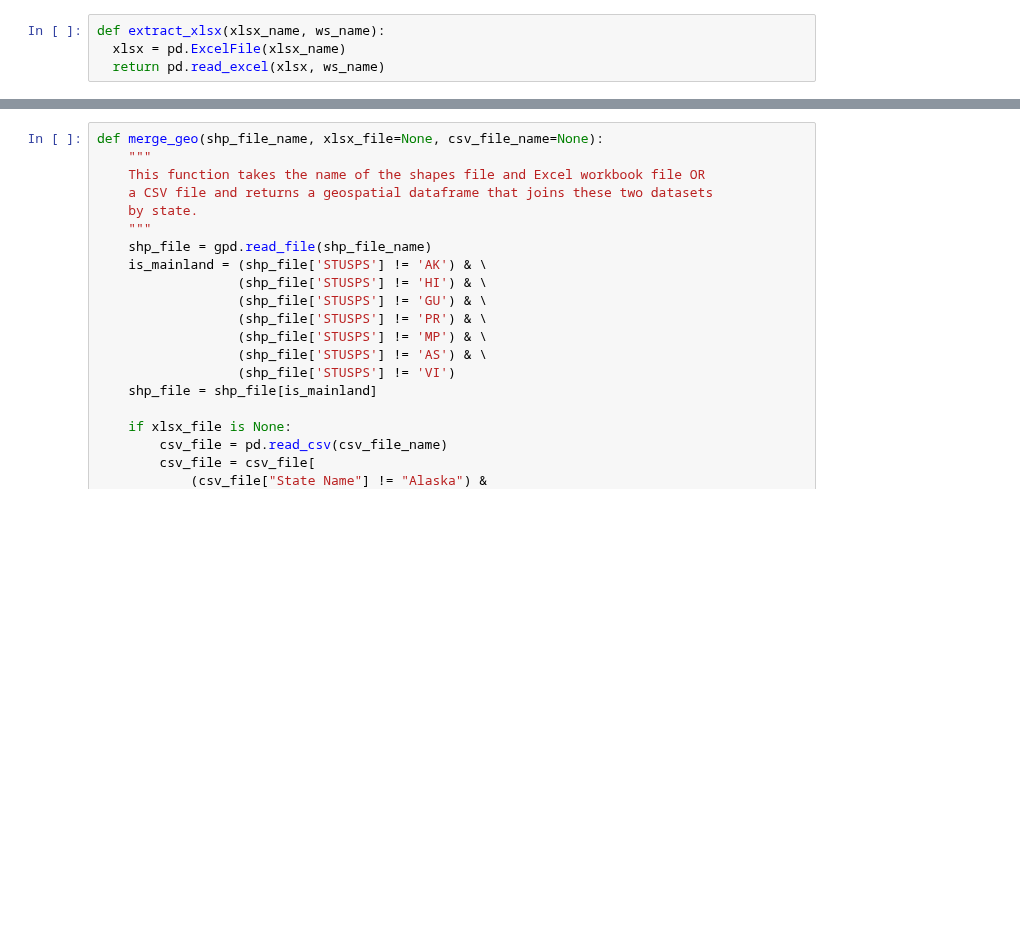
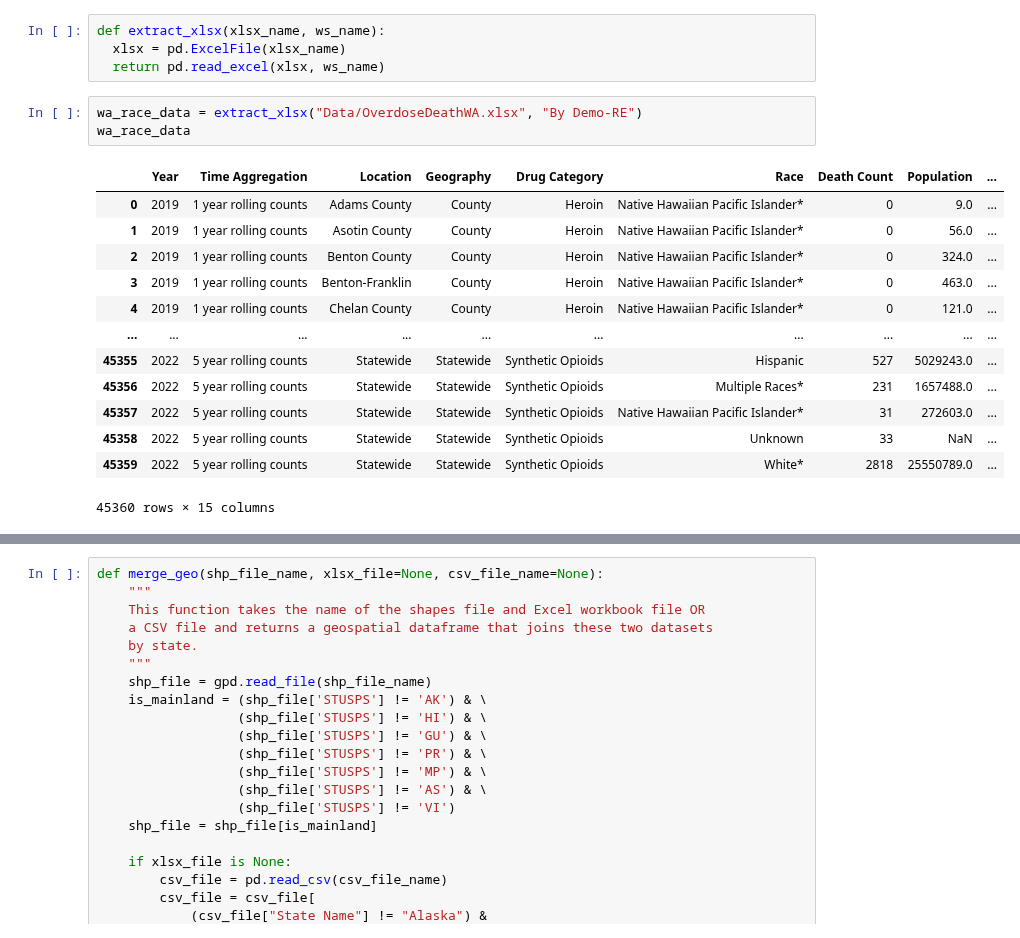
Before and after one commit to bnguy208/cse163, a Jupyter notebook: playground.ipynb, the cells around one changed output, grey strips where cells are left out. Saved outputs shown, nothing was run; the diff lists cells and outputs as text; blank space fills up the shorter version.

```diff
--- a/playground.ipynb
+++ b/playground.ipynb
@@ -9,3 +10,20 @@ Loading in data
 def extract_xlsx(xlsx_name, ws_name):
   xlsx = pd.ExcelFile(xlsx_name)
   return pd.read_excel(xlsx, ws_name)
+# %%
+wa_race_data = extract_xlsx("Data/OverdoseDeathWA.xlsx", "By Demo-RE")
+wa_race_data
+# %% [output]
+|  | Year | Time Aggregation | Location | Geography | Drug Category | Race | Death Count | Population | ... |
+| 0 | 2019 | 1 year rolling counts | Adams County | County | Heroin | Native Hawaiian Pacific Islander* | 0 | 9.0 | ... |
+| 1 | 2019 | 1 year rolling counts | Asotin County | County | Heroin | Native Hawaiian Pacific Islander* | 0 | 56.0 | ... |
+| 2 | 2019 | 1 year rolling counts | Benton County | County | Heroin | Native Hawaiian Pacific Islander* | 0 | 324.0 | ... |
+| 3 | 2019 | 1 year rolling counts | Benton-Franklin | County | Heroin | Native Hawaiian Pacific Islander* | 0 | 463.0 | ... |
+| 4 | 2019 | 1 year rolling counts | Chelan County | County | Heroin | Native Hawaiian Pacific Islander* | 0 | 121.0 | ... |
+| ... | ... | ... | ... | ... | ... | ... | ... | ... | ... |
+| 45355 | 2022 | 5 year rolling counts | Statewide | Statewide | Synthetic Opioids | Hispanic | 527 | 5029243.0 | ... |
+| 45356 | 2022 | 5 year rolling counts | Statewide | Statewide | Synthetic Opioids | Multiple Races* | 231 | 1657488.0 | ... |
+| 45357 | 2022 | 5 year rolling counts | Statewide | Statewide | Synthetic Opioids | Native Hawaiian Pacific Islander* | 31 | 272603.0 | ... |
+| 45358 | 2022 | 5 year rolling counts | Statewide | Statewide | Synthetic Opioids | Unknown | 33 | NaN | ... |
+| 45359 | 2022 | 5 year rolling counts | Statewide | Statewide | Synthetic Opioids | White* | 2818 | 25550789.0 | ... |
+45360 rows × 15 columns
```
Also changed, not shown: parts of 3 cells of this notebook, 2 other files.
